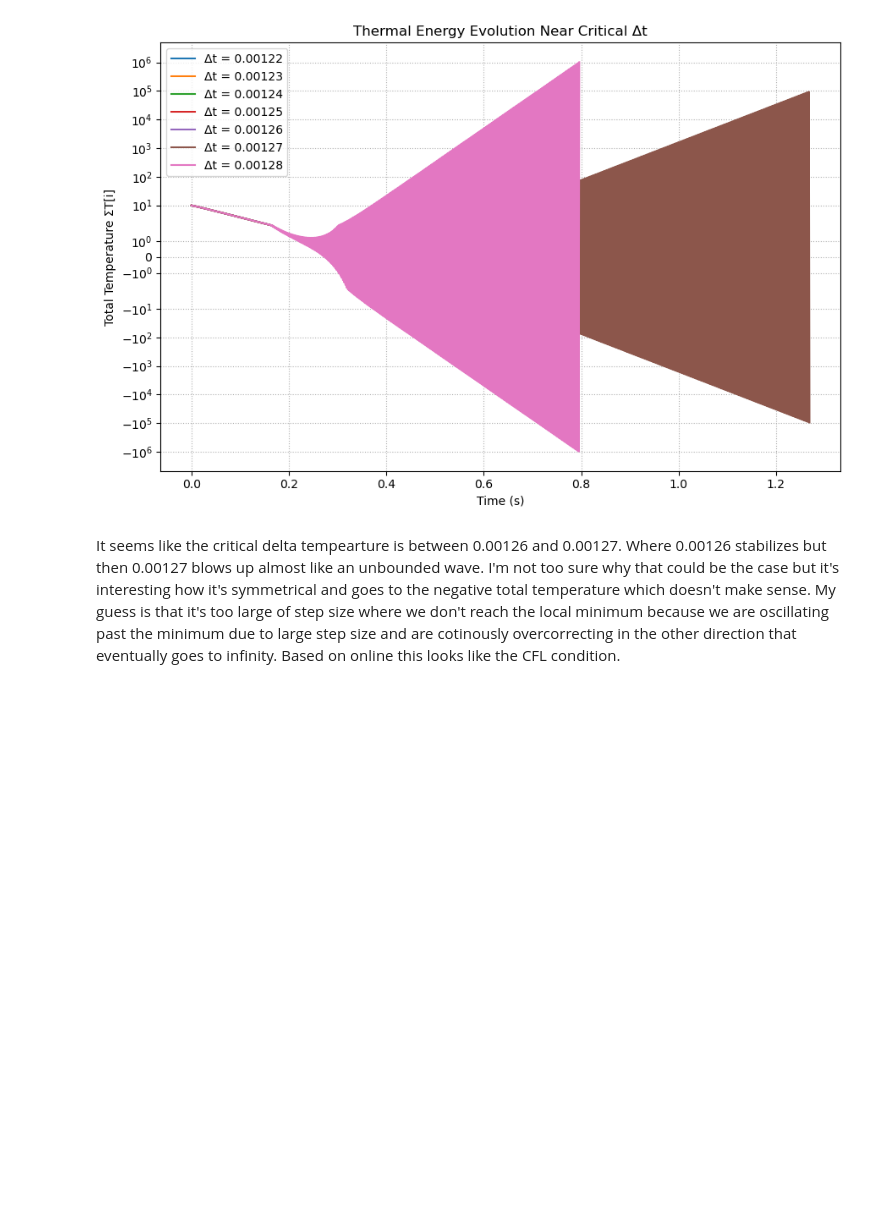
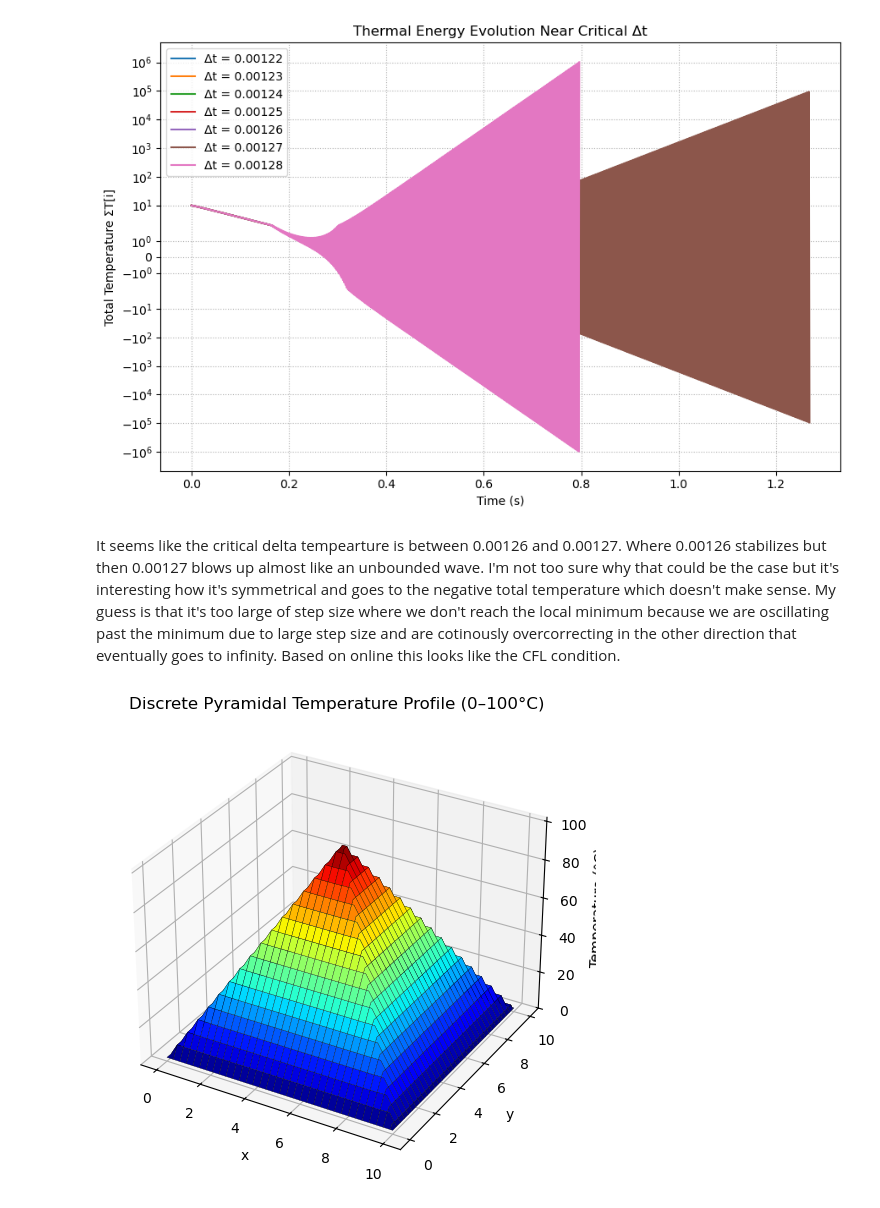
Before and after one commit to s1moncha/eps109, a Jupyter notebook: labs/lab8/main.ipynb, the cells around one changed output. Saved outputs shown, nothing was run; the diff lists cells and outputs as text; code cells hidden in the pictures; blank space fills up the shorter version.

```diff
--- a/labs/lab8/main.ipynb
+++ b/labs/lab8/main.ipynb
@@ -174,3 +173,32 @@ plt.show()
 [figure]
 # %% [markdown]
 It seems like the critical delta tempearture is between 0.00126 and 0.00127. Where 0.00126 stabilizes but then 0.00127 blows up almost like an unbounded wave. I'm not too sure why that could be the case but it's interesting how it's symmetrical and goes to the negative total temperature which doesn't make sense. My guess is that it's too large of step size where we don't reach the local minimum because we are oscillating past the minimum due to large step size and are cotinously overcorrecting in the other direction that eventually goes to infinity. Based on online this looks like the CFL condition.
+# %%
+L = 10
+dx = 0.1
+N = int(L / dx) + 1
+Tmax = 100
+
+T = np.zeros((N, N))
+layers = N // 2
+dT = Tmax / layers
+
+for k in range(layers):
+    T[k:N-k, k:N-k] += dT
+
+T[T > Tmax] = Tmax
+
+x = np.linspace(0, L, N)
+y = np.linspace(0, L, N)
+X, Y = np.meshgrid(x, y)
+
+fig = plt.figure(figsize=(8,6))
+ax = fig.add_subplot(111, projection='3d')
+surf = ax.plot_surface(X, Y, T, cmap='jet', edgecolor='k', linewidth=0.2)
+ax.set_xlabel('x')
+ax.set_ylabel('y')
+ax.set_zlabel('Temperature (°C)')
+ax.set_title('Discrete Pyramidal Temperature Profile (0–100°C)')
+plt.show()
+# %% [output]
+[figure, added]
```
Also changed, not shown: parts of 6 cells of this notebook, 3 other files.
